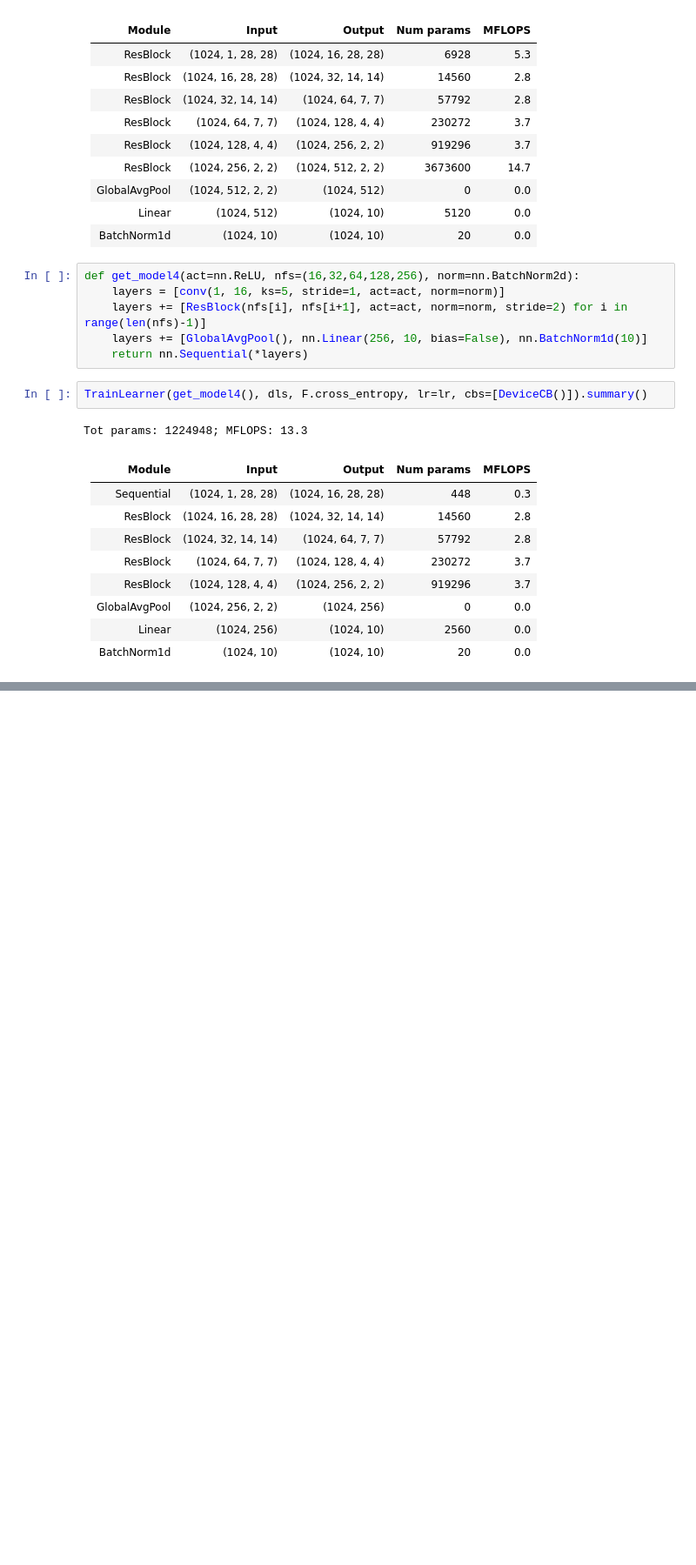
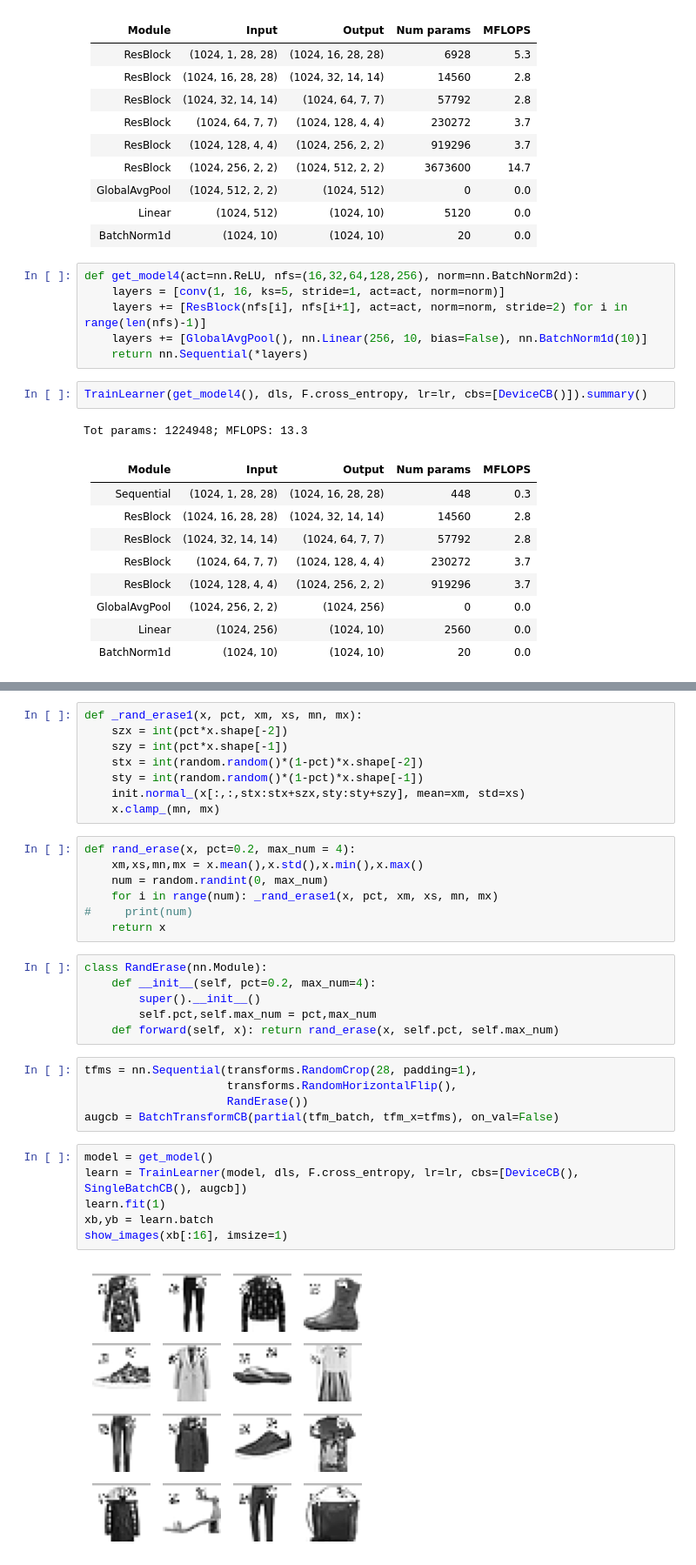
Before and after one commit to me-tao/part2, a Jupyter notebook: 14_augment.ipynb, the cells around one changed output, grey strips where cells are left out. Shown at 87% size. Cells and saved outputs as stored; diff of their text form; blank space fills up the shorter version.

```diff
--- a/14_augment.ipynb
+++ b/14_augment.ipynb
@@ -133,0 +206,34 @@ Tot params: 1224948; MFLOPS: 13.3
+# %%
+def _rand_erase1(x, pct, xm, xs, mn, mx):
+    szx = int(pct*x.shape[-2])
+    szy = int(pct*x.shape[-1])
+    stx = int(random.random()*(1-pct)*x.shape[-2])
+    sty = int(random.random()*(1-pct)*x.shape[-1])
+    init.normal_(x[:,:,stx:stx+szx,sty:sty+szy], mean=xm, std=xs)
+    x.clamp_(mn, mx)
+# %%
+def rand_erase(x, pct=0.2, max_num = 4):
+    xm,xs,mn,mx = x.mean(),x.std(),x.min(),x.max()
+    num = random.randint(0, max_num)
+    for i in range(num): _rand_erase1(x, pct, xm, xs, mn, mx)
+#     print(num)
+    return x
+# %%
+class RandErase(nn.Module):
+    def __init__(self, pct=0.2, max_num=4):
+        super().__init__()
+        self.pct,self.max_num = pct,max_num
+    def forward(self, x): return rand_erase(x, self.pct, self.max_num)
+# %%
+tfms = nn.Sequential(transforms.RandomCrop(28, padding=1),
+                     transforms.RandomHorizontalFlip(),
+                     RandErase())
+augcb = BatchTransformCB(partial(tfm_batch, tfm_x=tfms), on_val=False)
+# %%
+model = get_model()
+learn = TrainLearner(model, dls, F.cross_entropy, lr=lr, cbs=[DeviceCB(), SingleBatchCB(), augcb])
+learn.fit(1)
+xb,yb = learn.batch
+show_images(xb[:16], imsize=1)
+# %% [output]
+[figure, added]
```
Also changed, not shown: parts of 24 cells of this notebook, 3 other files.
